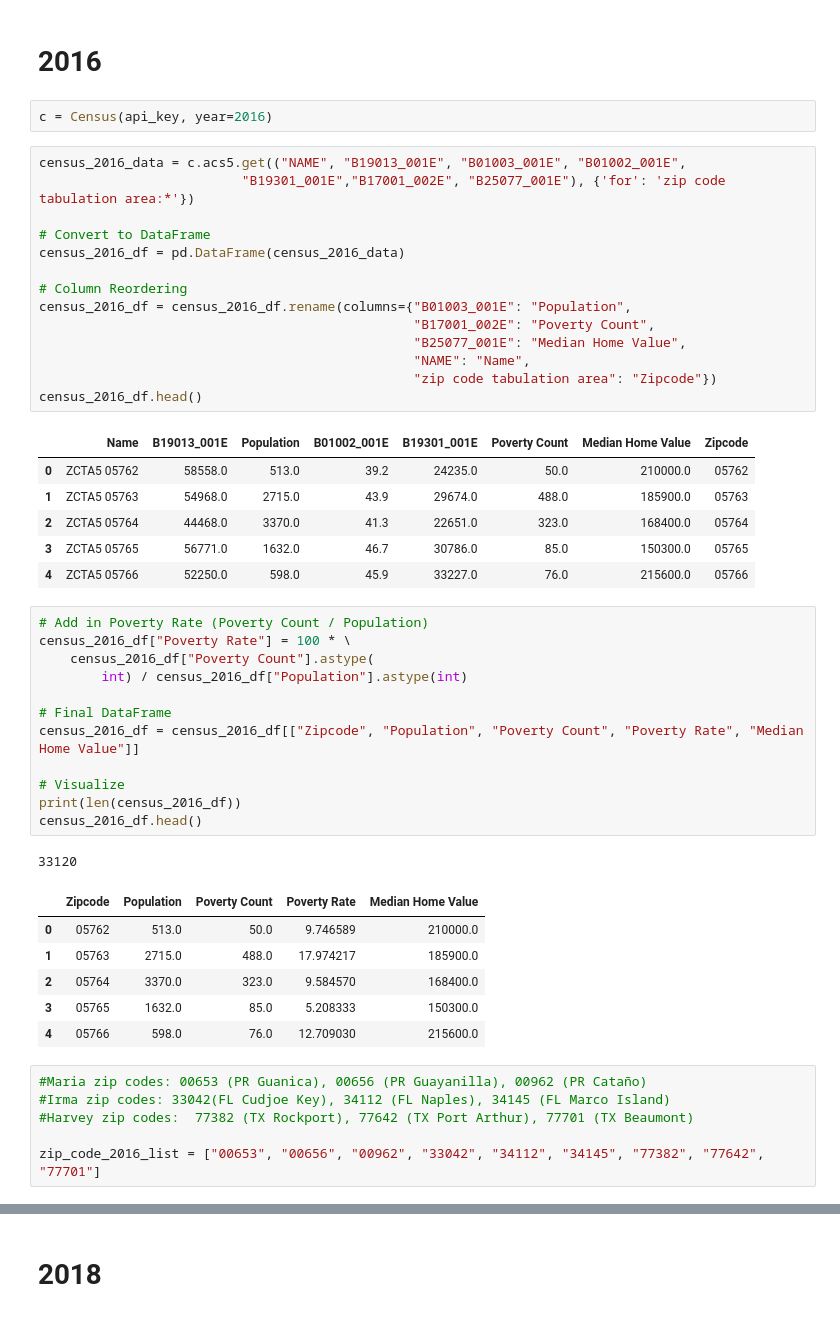
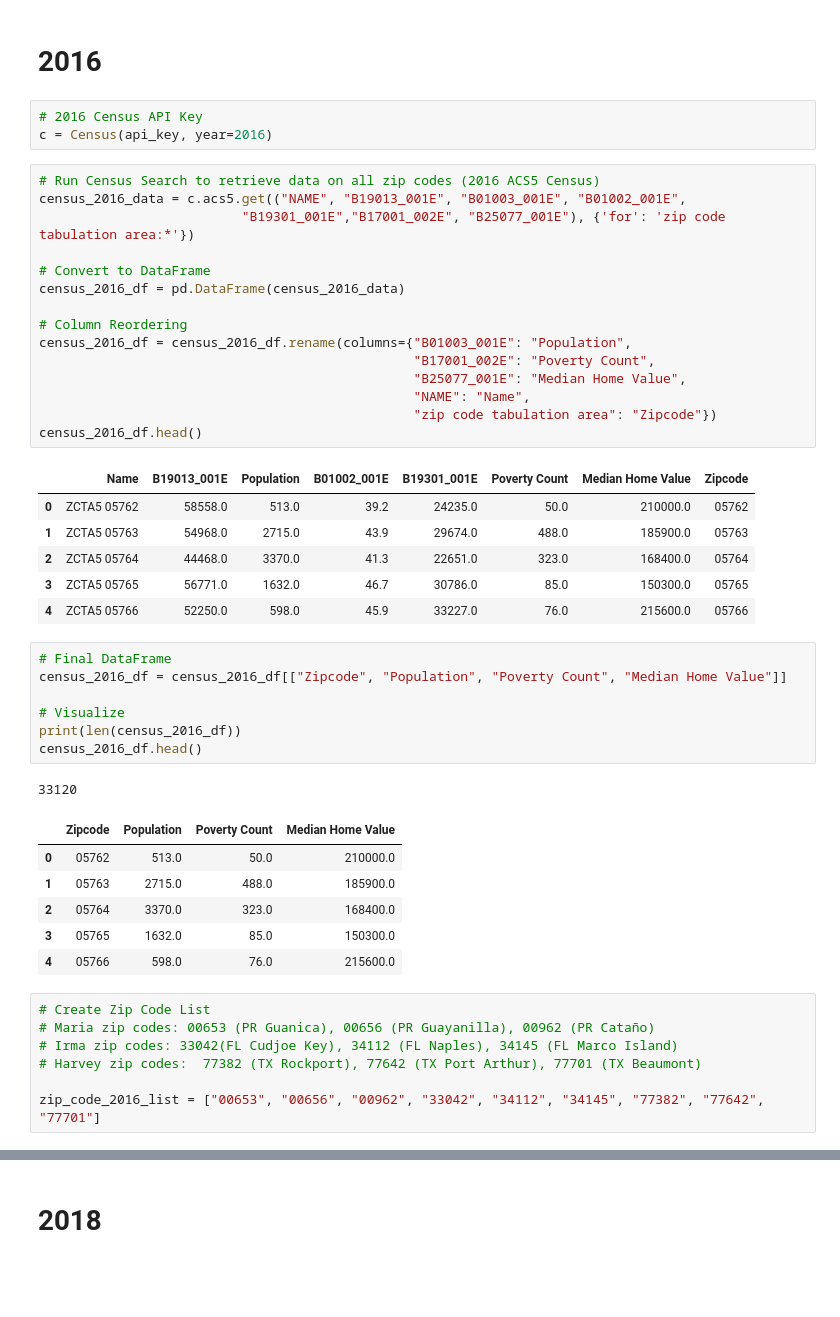
Before and after one commit to TheGreekGoddess/Project_1, a Jupyter notebook: Census/Census_HurriPy.ipynb, the cells around one changed output, grey strips where cells are left out. Drawn from its saved outputs; the diff is of its cells as text; blank space fills up the shorter version.

Commit message:
Update Census

```diff
--- a/Census/Census_HurriPy.ipynb
+++ b/Census/Census_HurriPy.ipynb
@@ -16,8 +16,10 @@ from config import api_key
 # %% [markdown]
 # 2016
 # %%
+# 2016 Census API Key
 c = Census(api_key, year=2016)
 # %%
+# Run Census Search to retrieve data on all zip codes (2016 ACS5 Census)
 census_2016_data = c.acs5.get(("NAME", "B19013_001E", "B01003_001E", "B01002_001E",
                           "B19301_001E","B17001_002E", "B25077_001E"), {'for': 'zip code tabulation area:*'})
 
@@ -39,29 +41,25 @@ census_2016_df.head()
 | 3 | ZCTA5 05765 | 56771.0 | 1632.0 | 46.7 | 30786.0 | 85.0 | 150300.0 | 05765 |
 | 4 | ZCTA5 05766 | 52250.0 | 598.0 | 45.9 | 33227.0 | 76.0 | 215600.0 | 05766 |
 # %%
-# Add in Poverty Rate (Poverty Count / Population)
-census_2016_df["Poverty Rate"] = 100 * \
-    census_2016_df["Poverty Count"].astype(
-        int) / census_2016_df["Population"].astype(int)
-
 # Final DataFrame
-census_2016_df = census_2016_df[["Zipcode", "Population", "Poverty Count", "Poverty Rate", "Median Home Value"]]
+census_2016_df = census_2016_df[["Zipcode", "Population", "Poverty Count", "Median Home Value"]]
 
 # Visualize
 print(len(census_2016_df))
 census_2016_df.head()
 # %% [output]
 33120
-|  | Zipcode | Population | Poverty Count | Poverty Rate | Median Home Value |
-| 0 | 05762 | 513.0 | 50.0 | 9.746589 | 210000.0 |
-| 1 | 05763 | 2715.0 | 488.0 | 17.974217 | 185900.0 |
-| 2 | 05764 | 3370.0 | 323.0 | 9.584570 | 168400.0 |
-| 3 | 05765 | 1632.0 | 85.0 | 5.208333 | 150300.0 |
-| 4 | 05766 | 598.0 | 76.0 | 12.709030 | 215600.0 |
+|  | Zipcode | Population | Poverty Count | Median Home Value |
+| 0 | 05762 | 513.0 | 50.0 | 210000.0 |
+| 1 | 05763 | 2715.0 | 488.0 | 185900.0 |
+| 2 | 05764 | 3370.0 | 323.0 | 168400.0 |
+| 3 | 05765 | 1632.0 | 85.0 | 150300.0 |
+| 4 | 05766 | 598.0 | 76.0 | 215600.0 |
 # %%
-#Maria zip codes: 00653 (PR Guanica), 00656 (PR Guayanilla), 00962 (PR Cataño)
-#Irma zip codes: 33042(FL Cudjoe Key), 34112 (FL Naples), 34145 (FL Marco Island)
-#Harvey zip codes:  77382 (TX Rockport), 77642 (TX Port Arthur), 77701 (TX Beaumont)
+# Create Zip Code List
+# Maria zip codes: 00653 (PR Guanica), 00656 (PR Guayanilla), 00962 (PR Cataño)
+# Irma zip codes: 33042(FL Cudjoe Key), 34112 (FL Naples), 34145 (FL Marco Island)
+# Harvey zip codes:  77382 (TX Rockport), 77642 (TX Port Arthur), 77701 (TX Beaumont)
 
 zip_code_2016_list = ["00653", "00656", "00962", "33042", "34112", "34145", "77382", "77642", "77701"]
 # %%
```
Also changed, not shown: parts of 13 cells of this notebook.
